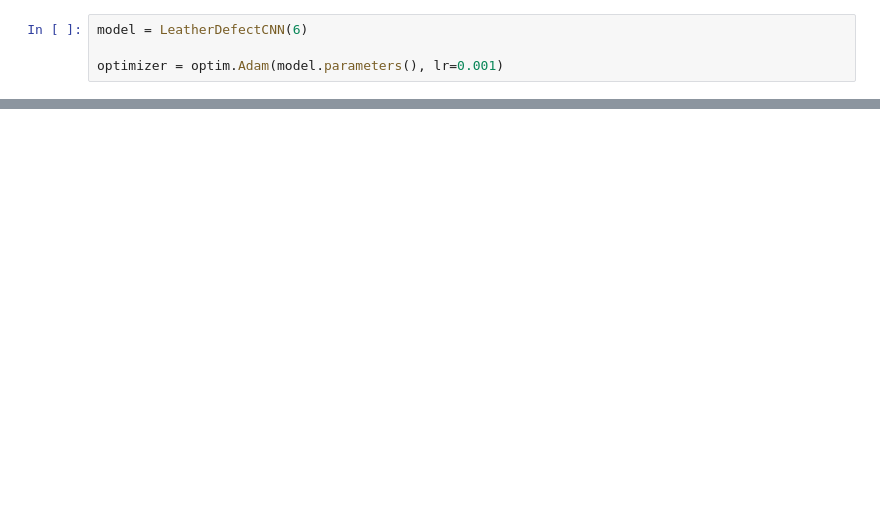
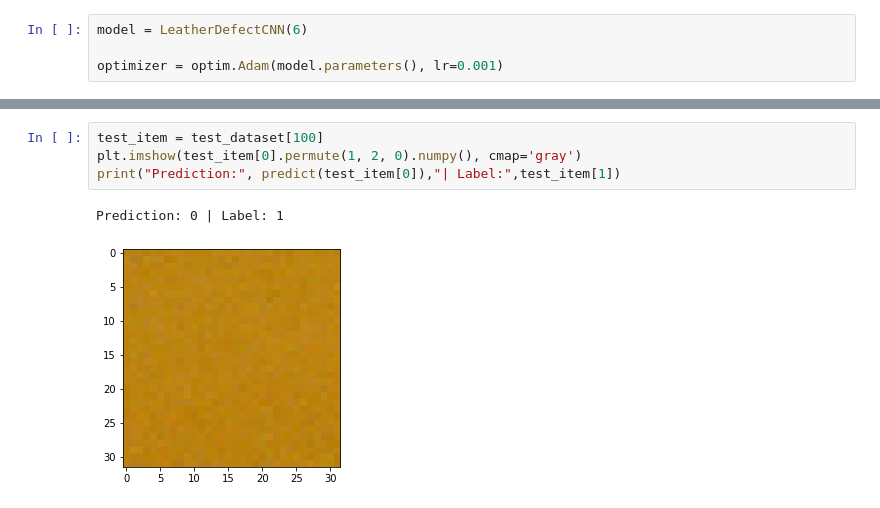
Before and after one commit to eigengravy/QSTP-2022, a Jupyter notebook: kratos/week3/LeatherDefectClassificationCNN.ipynb, the cells around one changed output, grey strips where cells are left out. Saved outputs shown, nothing was run; the diff lists cells and outputs as text; blank space fills up the shorter version.

```diff
--- a/kratos/week3/LeatherDefectClassificationCNN.ipynb
+++ b/kratos/week3/LeatherDefectClassificationCNN.ipynb
@@ -133,0 +125,7 @@ Number of Epochs tested: 5, Average loss: 1.343, Average Accuracy: 70.056
+# %%
+test_item = test_dataset[100]
+plt.imshow(test_item[0].permute(1, 2, 0).numpy(), cmap='gray')
+print("Prediction:", predict(test_item[0]),"| Label:",test_item[1])
+# %% [output]
+Prediction: 0 | Label: 1
+[figure, added]
```
Also changed, not shown: parts of 14 cells of this notebook, 1 other file.
